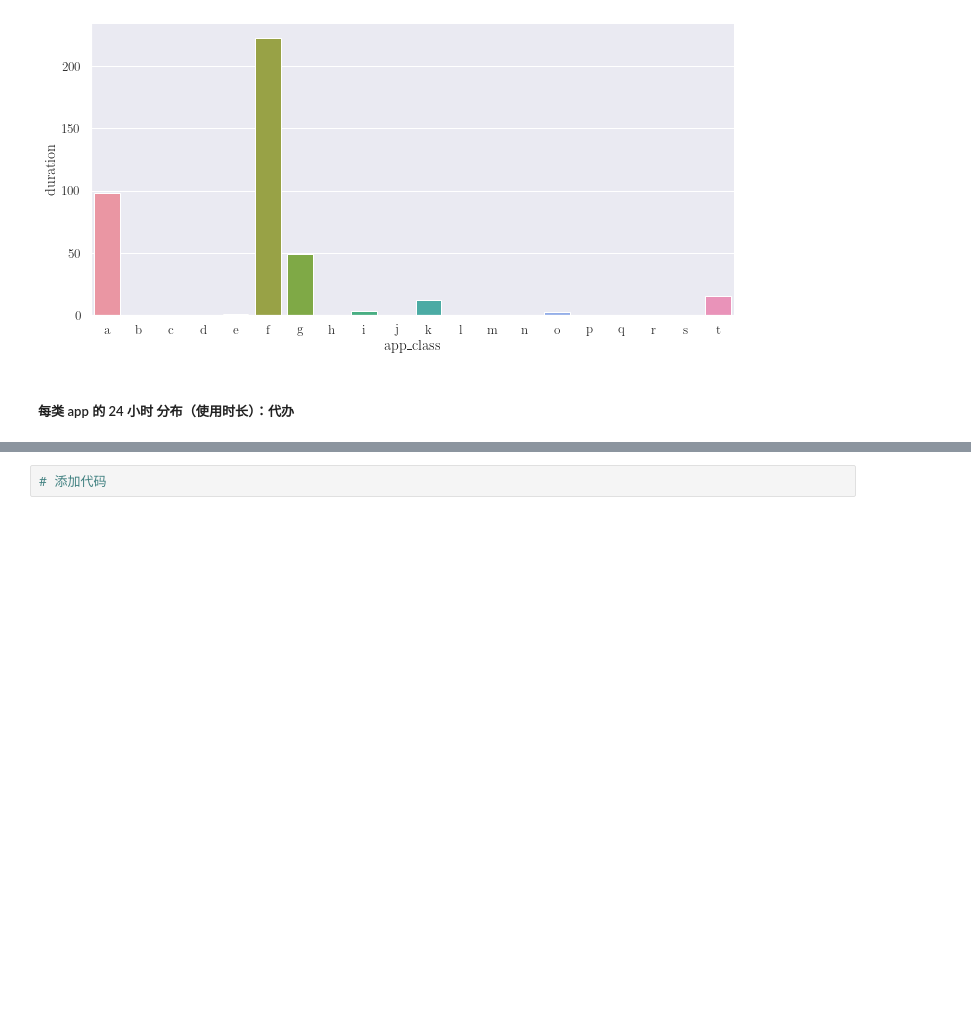
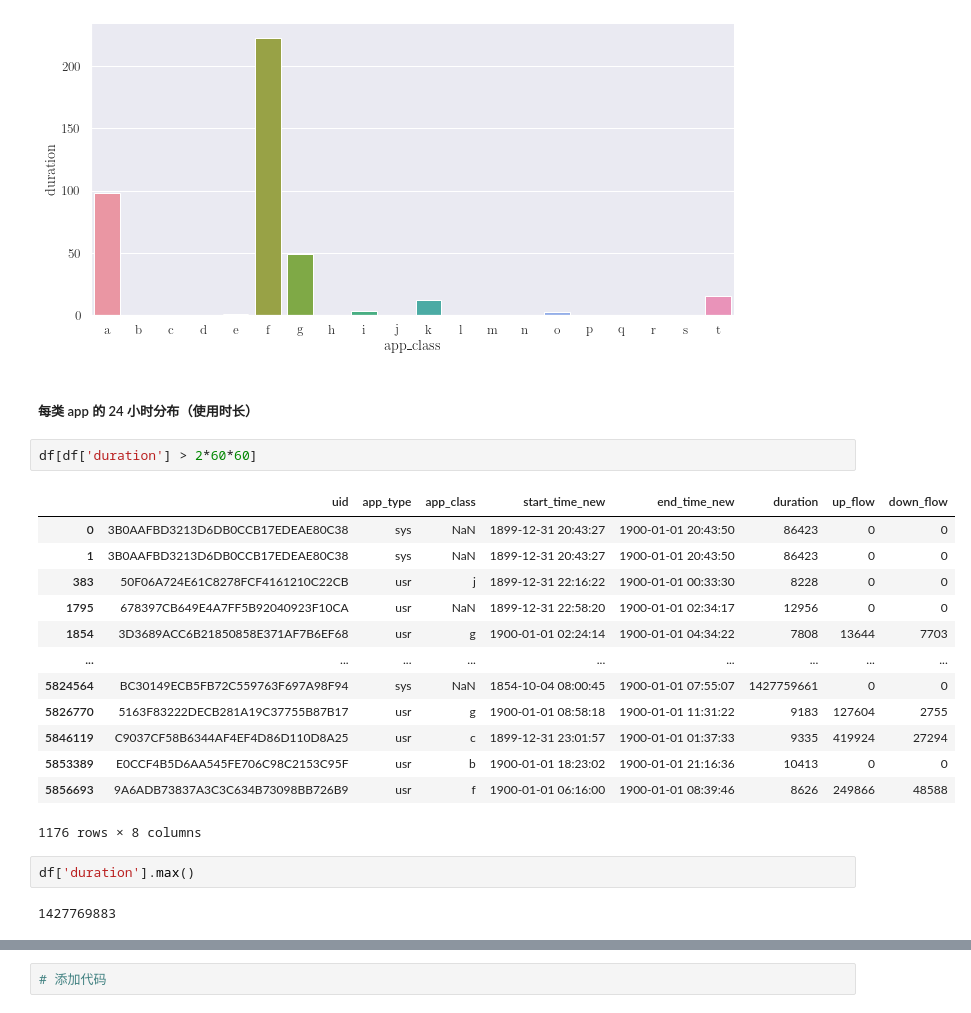
Before and after one commit to DURUII/Contest-DingTalkCup2-A, a Jupyter notebook: dr/EDA.ipynb, the cells around one changed output, grey strips where cells are left out. Saved outputs shown, nothing was run; the diff lists cells and outputs as text; blank space fills up the shorter version.

```diff
--- a/dr/EDA.ipynb
+++ b/dr/EDA.ipynb
@@ -426,4 +461,24 @@ plt.savefig("figures/BB1657CFD3B4B7208674BEB7D26014B2_count_agg_by_app.pdf",
 # %% [output]
 [figure]
 # %% [markdown]
-##### 每类 app 的 24 小时 分布（使用时长）：代办
+##### 每类 app 的 24 小时分布（使用时长）
+# %%
+df[df['duration'] > 2*60*60]
+# %% [output]
+|  | uid | app_type | app_class | start_time_new | end_time_new | duration | up_flow | down_flow |
+| 0 | 3B0AAFBD3213D6DB0CCB17EDEAE80C38 | sys | NaN | 1899-12-31 20:43:27 | 1900-01-01 20:43:50 | 86423 | 0 | 0 |
+| 1 | 3B0AAFBD3213D6DB0CCB17EDEAE80C38 | sys | NaN | 1899-12-31 20:43:27 | 1900-01-01 20:43:50 | 86423 | 0 | 0 |
+| 383 | 50F06A724E61C8278FCF4161210C22CB | usr | j | 1899-12-31 22:16:22 | 1900-01-01 00:33:30 | 8228 | 0 | 0 |
+| 1795 | 678397CB649E4A7FF5B92040923F10CA | usr | NaN | 1899-12-31 22:58:20 | 1900-01-01 02:34:17 | 12956 | 0 | 0 |
+| 1854 | 3D3689ACC6B21850858E371AF7B6EF68 | usr | g | 1900-01-01 02:24:14 | 1900-01-01 04:34:22 | 7808 | 13644 | 7703 |
+| ... | ... | ... | ... | ... | ... | ... | ... | ... |
+| 5824564 | BC30149ECB5FB72C559763F697A98F94 | sys | NaN | 1854-10-04 08:00:45 | 1900-01-01 07:55:07 | 1427759661 | 0 | 0 |
+| 5826770 | 5163F83222DECB281A19C37755B87B17 | usr | g | 1900-01-01 08:58:18 | 1900-01-01 11:31:22 | 9183 | 127604 | 2755 |
+| 5846119 | C9037CF58B6344AF4EF4D86D110D8A25 | usr | c | 1899-12-31 23:01:57 | 1900-01-01 01:37:33 | 9335 | 419924 | 27294 |
+| 5853389 | E0CCF4B5D6AA545FE706C98C2153C95F | usr | b | 1900-01-01 18:23:02 | 1900-01-01 21:16:36 | 10413 | 0 | 0 |
+| 5856693 | 9A6ADB73837A3C3C634B73098BB726B9 | usr | f | 1900-01-01 06:16:00 | 1900-01-01 08:39:46 | 8626 | 249866 | 48588 |
+1176 rows × 8 columns
+# %%
+df['duration'].max()
+# %% [output]
+1427769883
```
Also changed, not shown: parts of 8 cells of this notebook.
